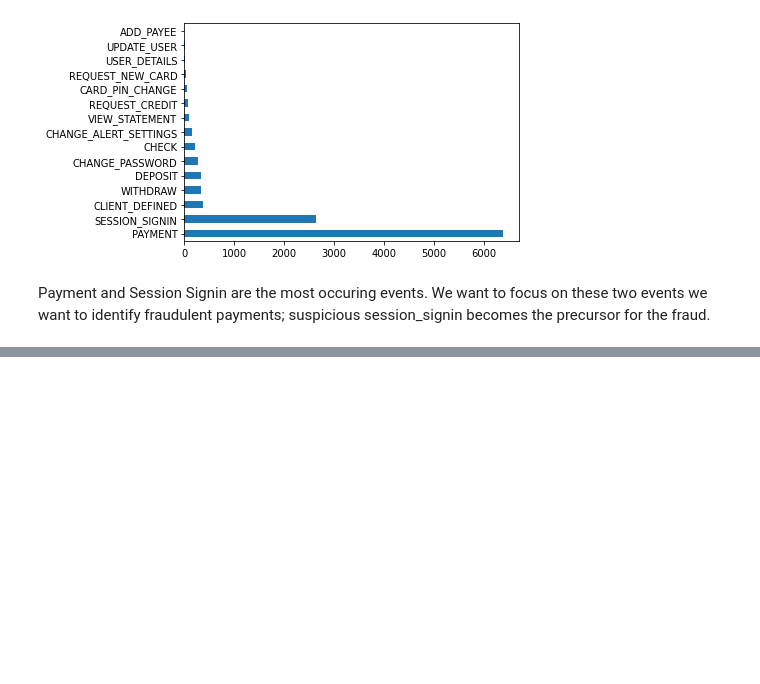
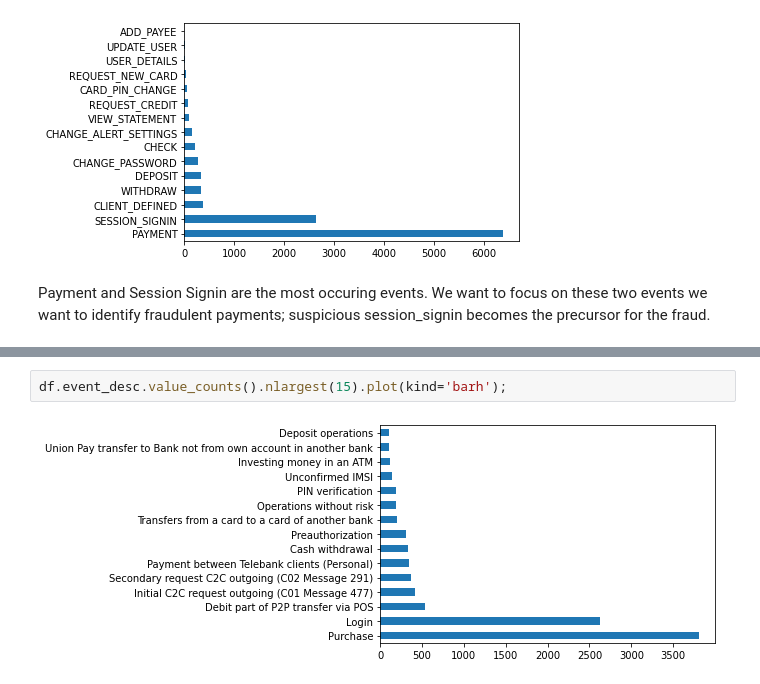
Before and after one commit to Kenrich005/ISB_Datathon_23, a Jupyter notebook: Datathon_ISB_2023_v2.ipynb, the cells around one changed output, grey strips where cells are left out. Drawn from its saved outputs; the diff is of its cells as text; blank space fills up the shorter version.

```diff
--- a/Datathon_ISB_2023_v2.ipynb
+++ b/Datathon_ISB_2023_v2.ipynb
@@ -206,0 +247,4 @@ Payment and Session Signin are the most occuring events. We want to focus on the
+# %%
+df.event_desc.value_counts().nlargest(15).plot(kind='barh');
+# %% [output]
+[figure, added]
```
Also changed, not shown: parts of 40 cells of this notebook.
